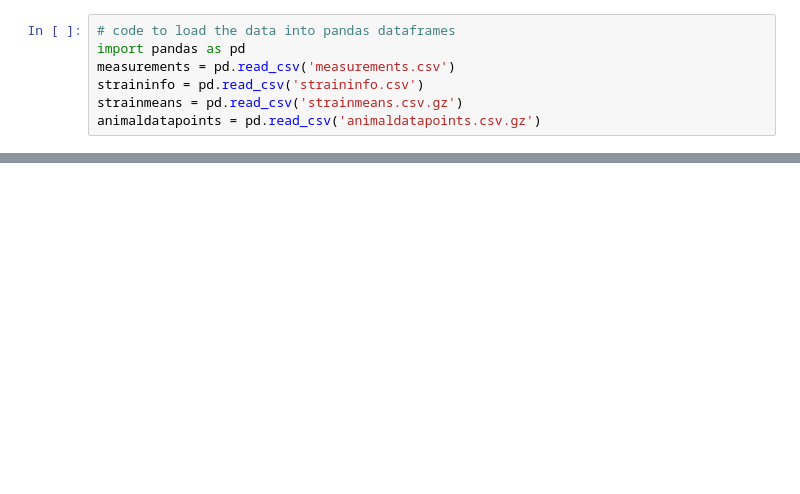
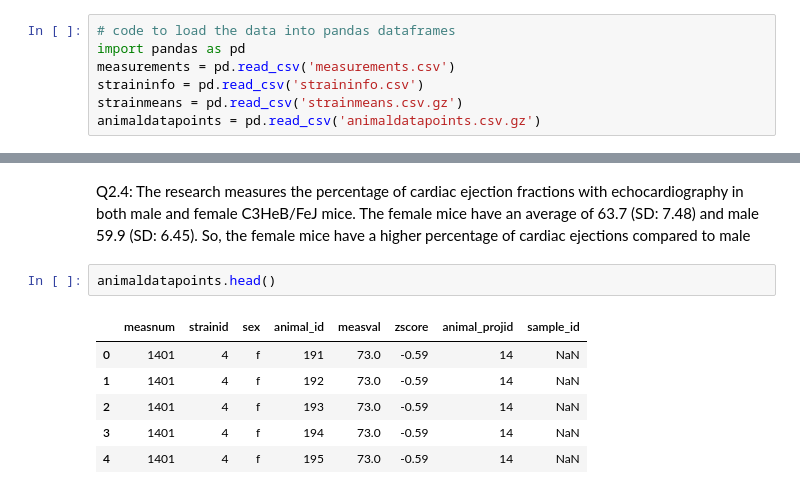
Before and after one commit to MaartenDekkers02/BigDataCourse2025, a Jupyter notebook: Assignment2.ipynb, the cells around one changed output, grey strips where cells are left out. Cells and saved outputs as stored; diff of their text form; blank space fills up the shorter version.

```diff
--- a/Assignment2.ipynb
+++ b/Assignment2.ipynb
@@ -356,0 +418,11 @@ animaldatapoints = pd.read_csv('animaldatapoints.csv.gz')
+# %% [markdown]
+Q2.4: The research measures the percentage of cardiac ejection fractions with echocardiography in both male and female C3HeB/FeJ mice. The female mice have an average of 63.7 (SD: 7.48) and male 59.9 (SD: 6.45). So, the female mice have a higher percentage of cardiac ejections compared to male
+# %%
+animaldatapoints.head()
+# %% [output]
+|  | measnum | strainid | sex | animal_id | measval | zscore | animal_projid | sample_id |
+| 0 | 1401 | 4 | f | 191 | 73.0 | -0.59 | 14 | NaN |
+| 1 | 1401 | 4 | f | 192 | 73.0 | -0.59 | 14 | NaN |
+| 2 | 1401 | 4 | f | 193 | 73.0 | -0.59 | 14 | NaN |
+| 3 | 1401 | 4 | f | 194 | 73.0 | -0.59 | 14 | NaN |
+| 4 | 1401 | 4 | f | 195 | 73.0 | -0.59 | 14 | NaN |
```
Also changed, not shown: parts of 12 cells of this notebook.
